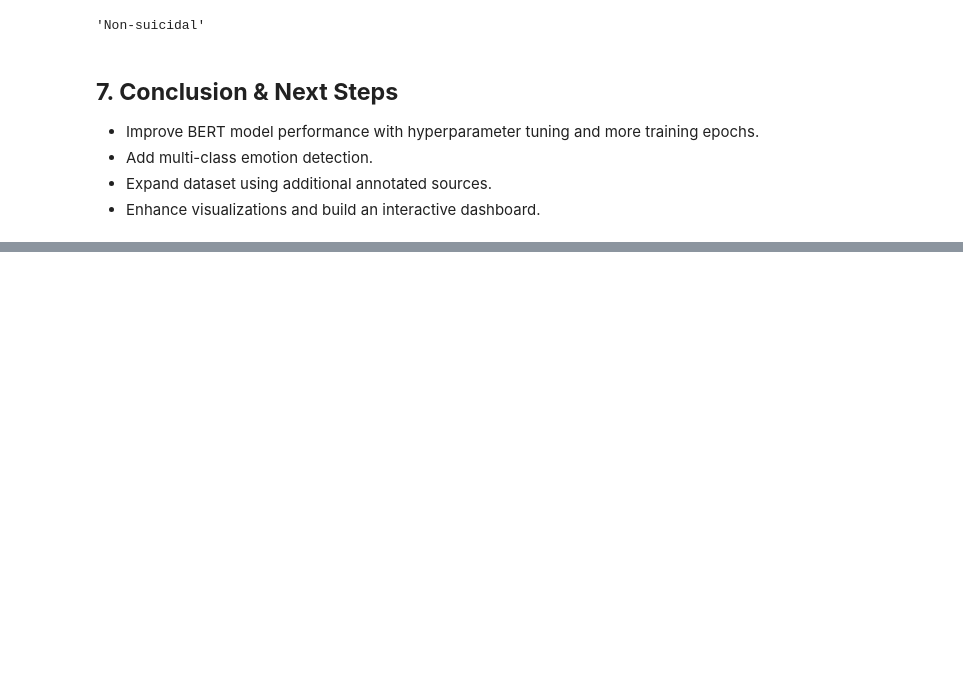
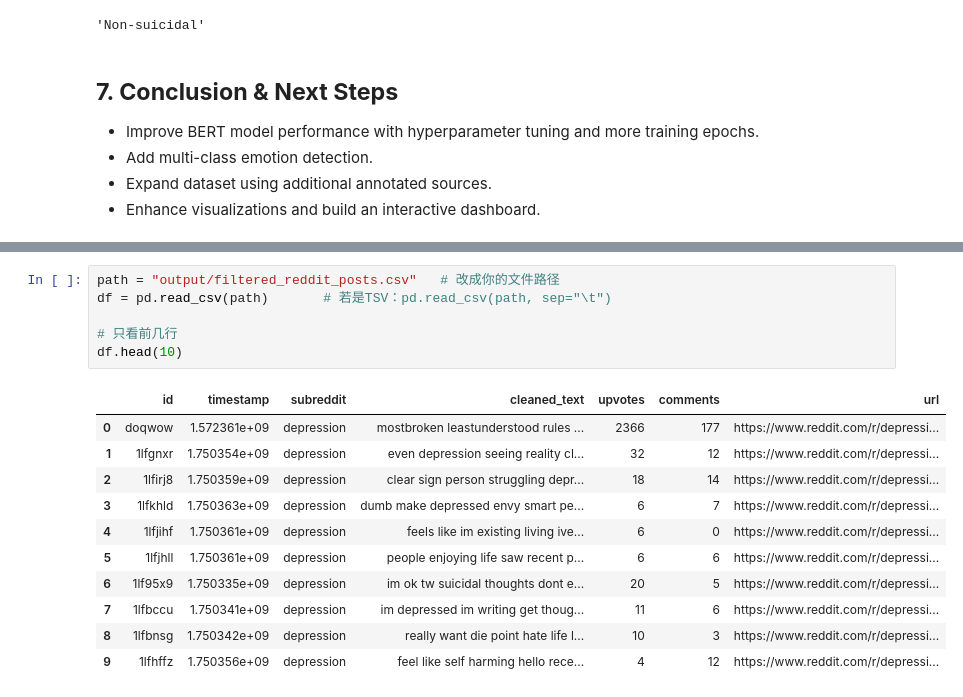
Before and after one commit to SparkFan626/gsoc2025-ai4mh, a Jupyter notebook: midterm_report.ipynb, the cells around one changed output, grey strips where cells are left out. Saved outputs shown, nothing was run; the diff lists cells and outputs as text; blank space fills up the shorter version.

```diff
--- a/midterm_report.ipynb
+++ b/midterm_report.ipynb
@@ -107,0 +146,18 @@ predict_text("Today is a good day.")
+# %%
+path = "output/filtered_reddit_posts.csv"   # 改成你的文件路径
+df = pd.read_csv(path)       # 若是TSV：pd.read_csv(path, sep="\t")
+
+# 只看前几行
+df.head(10)
+# %% [output]
+|  | id | timestamp | subreddit | cleaned_text | upvotes | comments | url |
+| 0 | doqwow | 1.572361e+09 | depression | mostbroken leastunderstood rules ... | 2366 | 177 | https://www.reddit.com/r/depressi... |
+| 1 | 1lfgnxr | 1.750354e+09 | depression | even depression seeing reality cl... | 32 | 12 | https://www.reddit.com/r/depressi... |
+| 2 | 1lfirj8 | 1.750359e+09 | depression | clear sign person struggling depr... | 18 | 14 | https://www.reddit.com/r/depressi... |
+| 3 | 1lfkhld | 1.750363e+09 | depression | dumb make depressed envy smart pe... | 6 | 7 | https://www.reddit.com/r/depressi... |
+| 4 | 1lfjihf | 1.750361e+09 | depression | feels like im existing living ive... | 6 | 0 | https://www.reddit.com/r/depressi... |
+| 5 | 1lfjhll | 1.750361e+09 | depression | people enjoying life saw recent p... | 6 | 6 | https://www.reddit.com/r/depressi... |
+| 6 | 1lf95x9 | 1.750335e+09 | depression | im ok tw suicidal thoughts dont e... | 20 | 5 | https://www.reddit.com/r/depressi... |
+| 7 | 1lfbccu | 1.750341e+09 | depression | im depressed im writing get thoug... | 11 | 6 | https://www.reddit.com/r/depressi... |
+| 8 | 1lfbnsg | 1.750342e+09 | depression | really want die point hate life l... | 10 | 3 | https://www.reddit.com/r/depressi... |
+| 9 | 1lfhffz | 1.750356e+09 | depression | feel like self harming hello rece... | 4 | 12 | https://www.reddit.com/r/depressi... |
```
Also changed, not shown: parts of 6 cells of this notebook, 34 other files.
